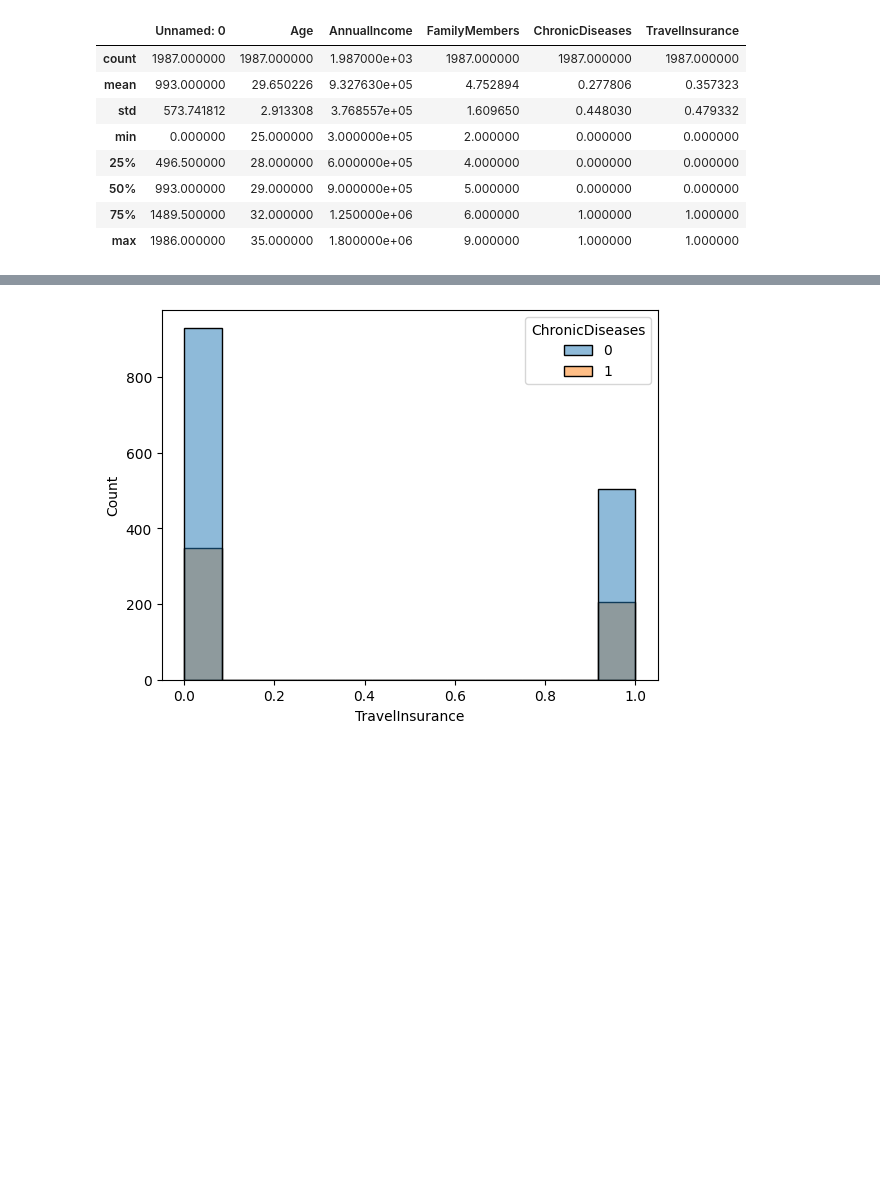
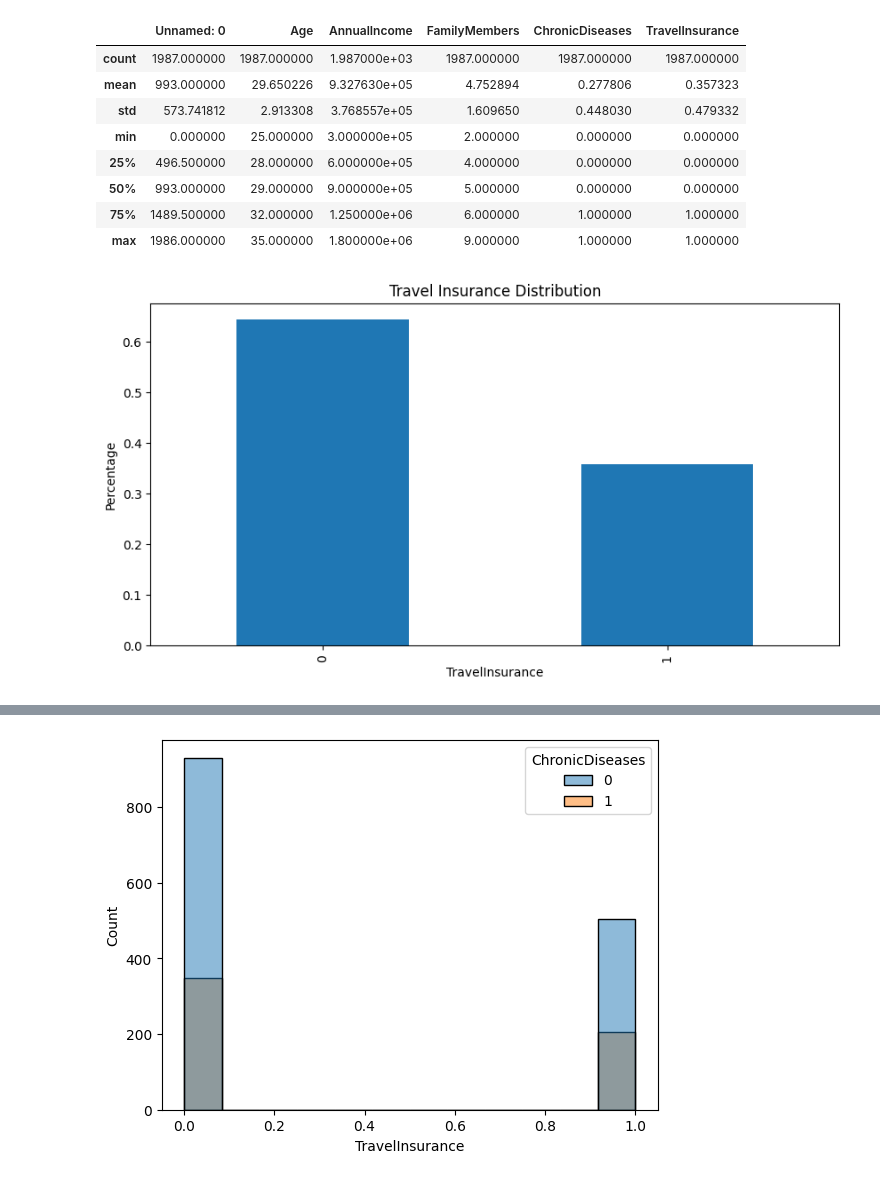
Before and after one commit to DungQuanPhung/Main, a Jupyter notebook: [NMMH HK2 24-25]_22280073_Phùng Dũng Quân_Tuần 3.ipynb, the cells around one changed output, grey strips where cells are left out. Saved outputs shown, nothing was run; the diff lists cells and outputs as text; code cells hidden in the pictures; blank space fills up the shorter version.

```diff
--- a/Homework_Form.ipynb
+++ b/[NMMH HK2 24-25]_22280073_Phùng Dũng Quân_Tuần 3.ipynb
@@ -110,6 +94,16 @@ df.describe()
 | 50% | 993.000000 | 29.000000 | 9.000000e+05 | 5.000000 | 0.000000 | 0.000000 |
 | 75% | 1489.500000 | 32.000000 | 1.250000e+06 | 6.000000 | 1.000000 | 1.000000 |
 | max | 1986.000000 | 35.000000 | 1.800000e+06 | 9.000000 | 1.000000 | 1.000000 |
+# %%
+# Show percentage of each class
+plt.figure(figsize=(10, 5))
+plt.title('Travel Insurance Distribution')
+plt.xlabel('Travel Insurance')
+plt.ylabel('Percentage')
+df['TravelInsurance'].value_counts(normalize=True).plot(kind='bar')
+plt.show()
+# %% [output]
+[figure, added]
 # %%
 import seaborn as sns
 import matplotlib.pyplot as plt
```
Also changed, not shown: parts of 16 cells of this notebook.
